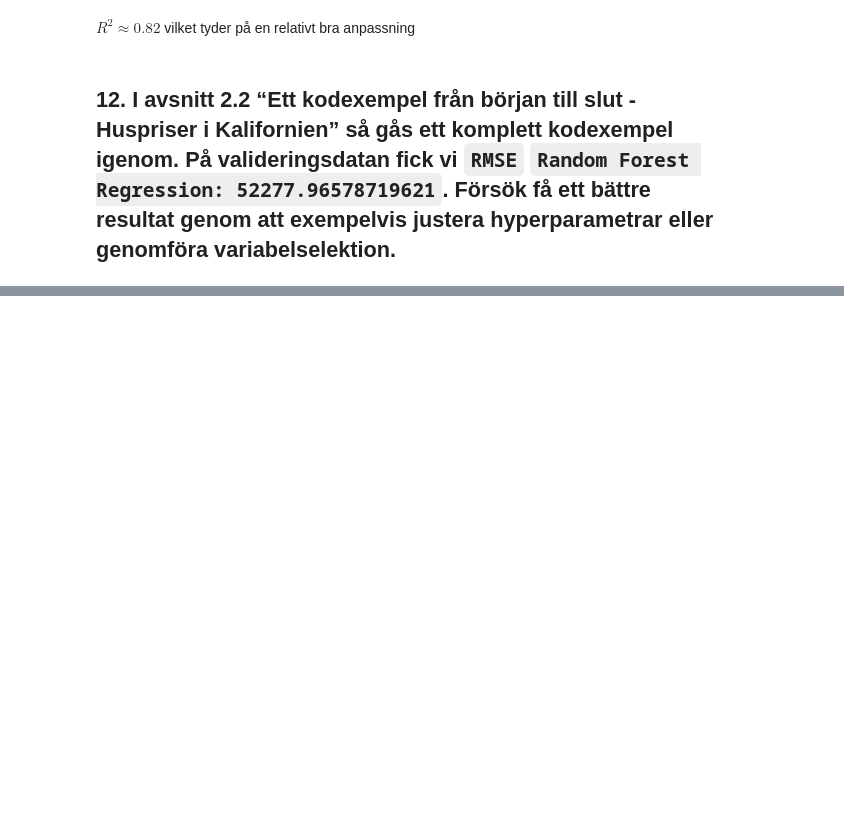
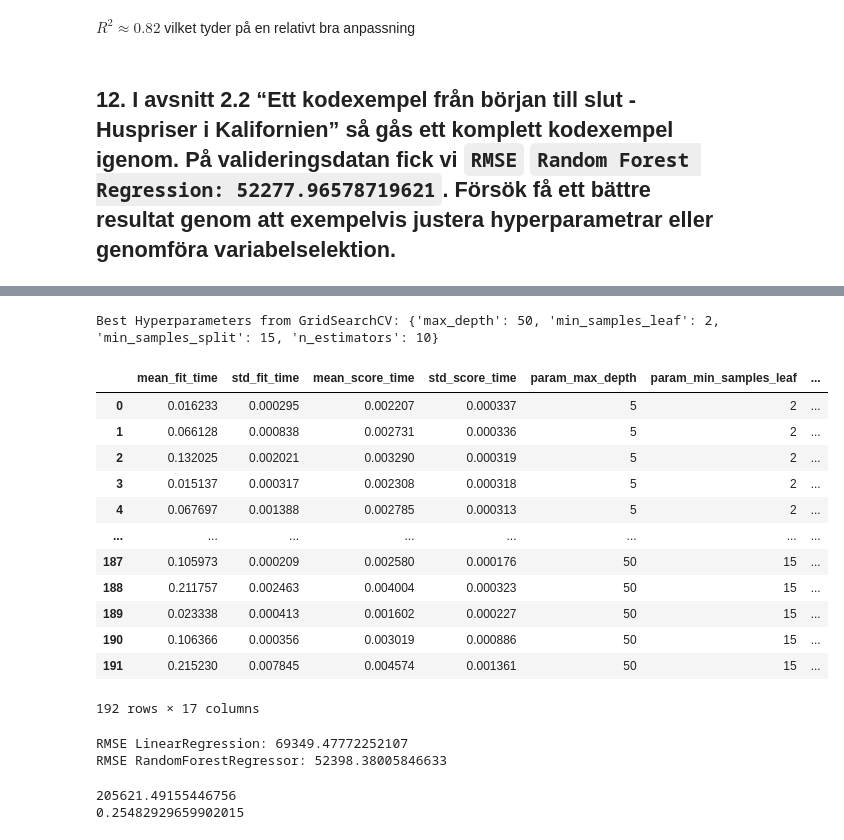
Before and after one commit to stuNero/ai_bok_ovn_uppgifter, a Jupyter notebook: kapitel/kap_2.ipynb, the cells around one changed output, grey strips where cells are left out. Drawn from its saved outputs; the diff is of its cells as text; code cells hidden in the pictures; blank space fills up the shorter version.

```diff
--- a/kapitel/kap_2.ipynb
+++ b/kapitel/kap_2.ipynb
@@ -490,0 +542,5 @@ $R^2 \approx 0.82$ vilket tyder på en relativt bra anpassning
+# %%
+train = train.dropna()
+val = val.dropna()
+test = test.dropna()
+train.info()
@@ -490,0 +565,7 @@ $R^2 \approx 0.82$ vilket tyder på en relativt bra anpassning
+# %%
+X_train_full = train_full.drop(columns=['median_house_value'])
+y_train_full = train_full['median_house_value']
+
+X_train, y_train = train.drop(columns=['median_house_value']),train['median_house_value']
+X_val, y_val = val.drop(columns=['median_house_value']),val['median_house_value']
+X_test, y_test = test.drop(columns=['median_house_value']), test['median_house_value']
@@ -490,0 +578,5 @@ $R^2 \approx 0.82$ vilket tyder på en relativt bra anpassning
+# %%
+from sklearn.linear_model import LinearRegression
+
+lin_reg = LinearRegression()
+lin_reg.fit(X_train, y_train)
@@ -490,0 +585,15 @@ $R^2 \approx 0.82$ vilket tyder på en relativt bra anpassning
+# %%
+import time
+from sklearn.ensemble import RandomForestRegressor
+
+start_time = time.time()
+
+rf = RandomForestRegressor()
+hyperparam_grid = {'max_depth': [5,10,15,50], 'n_estimators':[1,5,10], 'min_samples_split':[2,5,10,15], 'min_samples_leaf':[2,5,10,15]}
+grid_search = GridSearchCV(rf, hyperparam_grid, scoring='neg_root_mean_squared_error', cv=5)
+grid_search.fit(X_train, y_train)
+
+end_time = time.time()
+
+execution_time = end_time - start_time
+print(f"GridSearchCV fitting took {execution_time:.4f} seconds")
@@ -490,0 +602,33 @@ $R^2 \approx 0.82$ vilket tyder på en relativt bra anpassning
+# %%
+print("Best Hyperparameters from GridSearchCV:", grid_search.best_params_)
+pd.DataFrame(grid_search.cv_results_)
+# %% [output]
+Best Hyperparameters from GridSearchCV: {'max_depth': 50, 'min_samples_leaf': 2, 'min_samples_split': 15, 'n_estimators': 10}
+|  | mean_fit_time | std_fit_time | mean_score_time | std_score_time | param_max_depth | param_min_samples_leaf | ... |
+| 0 | 0.016233 | 0.000295 | 0.002207 | 0.000337 | 5 | 2 | ... |
+| 1 | 0.066128 | 0.000838 | 0.002731 | 0.000336 | 5 | 2 | ... |
+| 2 | 0.132025 | 0.002021 | 0.003290 | 0.000319 | 5 | 2 | ... |
+| 3 | 0.015137 | 0.000317 | 0.002308 | 0.000318 | 5 | 2 | ... |
+| 4 | 0.067697 | 0.001388 | 0.002785 | 0.000313 | 5 | 2 | ... |
+| ... | ... | ... | ... | ... | ... | ... | ... |
+| 187 | 0.105973 | 0.000209 | 0.002580 | 0.000176 | 50 | 15 | ... |
+| 188 | 0.211757 | 0.002463 | 0.004004 | 0.000323 | 50 | 15 | ... |
+| 189 | 0.023338 | 0.000413 | 0.001602 | 0.000227 | 50 | 15 | ... |
+| 190 | 0.106366 | 0.000356 | 0.003019 | 0.000886 | 50 | 15 | ... |
+| 191 | 0.215230 | 0.007845 | 0.004574 | 0.001361 | 50 | 15 | ... |
+192 rows × 17 columns
+# %%
+lr_pred_val = lin_reg.predict(X_val)
+rf_pred_val = grid_search.predict(X_val)
+
+print('RMSE LinearRegression:', root_mean_squared_error(y_val, lr_pred_val))
+print('RMSE RandomForestRegressor:', root_mean_squared_error(y_val, rf_pred_val))
+# %% [output]
+RMSE LinearRegression: 69349.47772252107
+RMSE RandomForestRegressor: 52398.38005846633
+# %%
+print(np.mean(y_val))
+print(root_mean_squared_error(y_val, rf_pred_val)/np.mean(y_val))
+# %% [output]
+205621.49155446756
+0.25482929659902015
```
Also changed, not shown: parts of 14 cells of this notebook, 1 other file.
